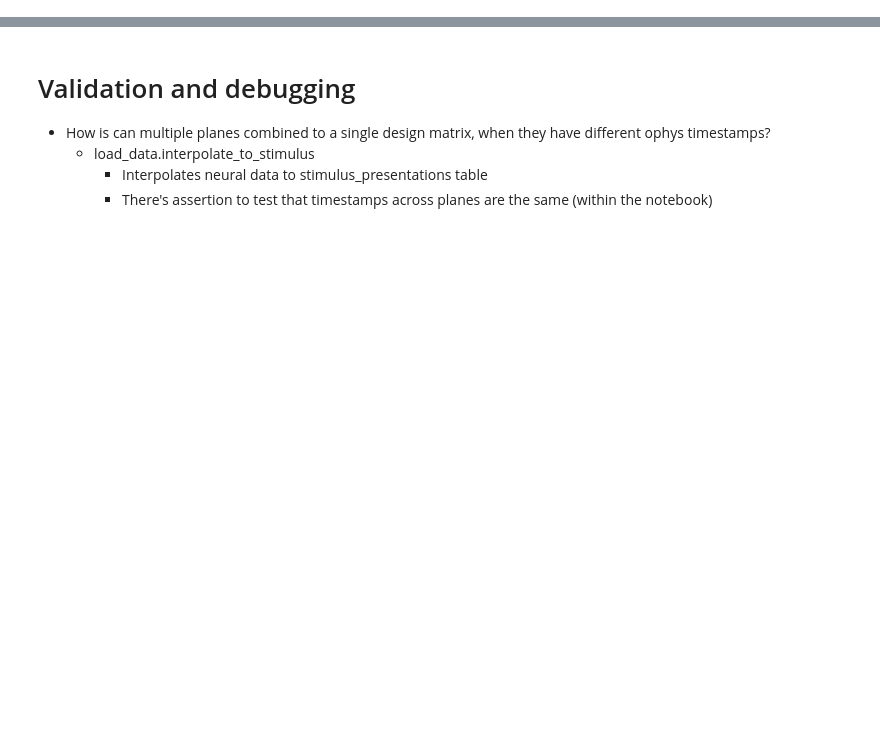
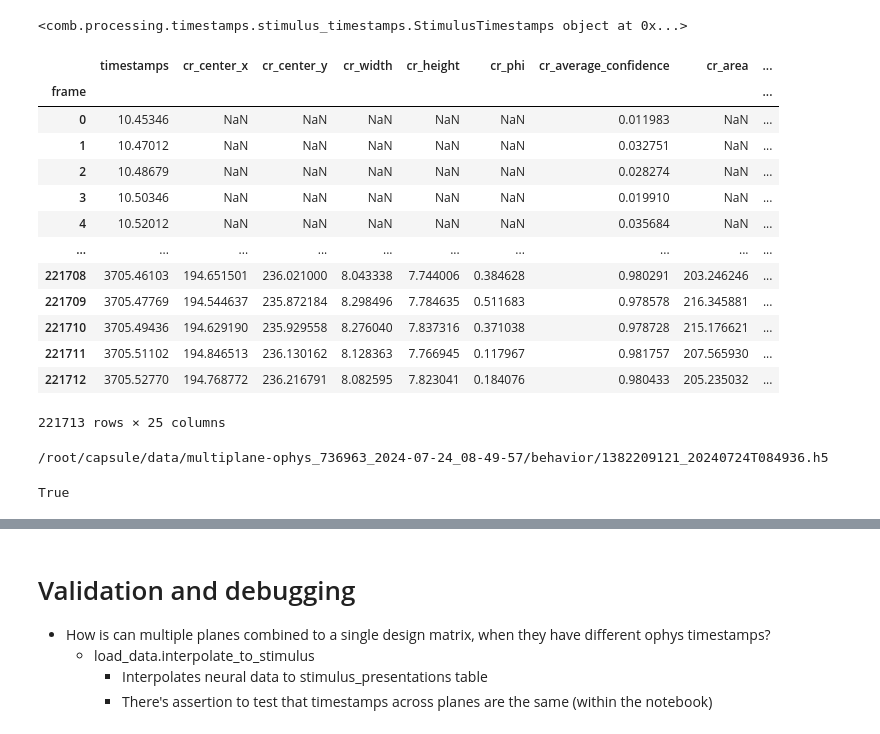
Before and after one commit to AllenNeuralDynamics/AIND-ophys-mFISH-GLM, a Jupyter notebook: code/notebooks/250118_design_matrix_thyme_natural_images.ipynb, the cells around one changed output, grey strips where cells are left out. Cells and saved outputs as stored; diff of their text form; code cells hidden in the pictures; blank space fills up the shorter version.

```diff
--- a/code/notebooks/250118_design_matrix_thyme_natural_images.ipynb
+++ b/code/notebooks/250118_design_matrix_thyme_natural_images.ipynb
@@ -241,0 +238,3 @@ raw_path
+# %%
+raw_path = raw_paths[0]
+bod_list, session_name = get_bod_list(raw_path)
@@ -241,0 +259,19 @@ raw_path
+# %%
+bod = bod_list[6]
+bod.eye_tracking_table
+# %% [output]
+<comb.processing.timestamps.stimulus_timestamps.StimulusTimestamps object at 0x...>
+|  | timestamps | cr_center_x | cr_center_y | cr_width | cr_height | cr_phi | cr_average_confidence | cr_area | ... |
+| frame |  |  |  |  |  |  |  |  | ... |
+| 0 | 10.45346 | NaN | NaN | NaN | NaN | NaN | 0.011983 | NaN | ... |
+| 1 | 10.47012 | NaN | NaN | NaN | NaN | NaN | 0.032751 | NaN | ... |
+| 2 | 10.48679 | NaN | NaN | NaN | NaN | NaN | 0.028274 | NaN | ... |
+| 3 | 10.50346 | NaN | NaN | NaN | NaN | NaN | 0.019910 | NaN | ... |
+| 4 | 10.52012 | NaN | NaN | NaN | NaN | NaN | 0.035684 | NaN | ... |
+| ... | ... | ... | ... | ... | ... | ... | ... | ... | ... |
+| 221708 | 3705.46103 | 194.651501 | 236.021000 | 8.043338 | 7.744006 | 0.384628 | 0.980291 | 203.246246 | ... |
+| 221709 | 3705.47769 | 194.544637 | 235.872184 | 8.298496 | 7.784635 | 0.511683 | 0.978578 | 216.345881 | ... |
+| 221710 | 3705.49436 | 194.629190 | 235.929558 | 8.276040 | 7.837316 | 0.371038 | 0.978728 | 215.176621 | ... |
+| 221711 | 3705.51102 | 194.846513 | 236.130162 | 8.128363 | 7.766945 | 0.117967 | 0.981757 | 207.565930 | ... |
+| 221712 | 3705.52770 | 194.768772 | 236.216791 | 8.082595 | 7.823041 | 0.184076 | 0.980433 | 205.235032 | ... |
+221713 rows × 25 columns
@@ -241,0 +283,9 @@ raw_path
+# %%
+print(bod.behavior_dataset.file_paths['sync_file'])
+assert os.path.exists(bod.behavior_dataset.file_paths['sync_file'])
+# %% [output]
+/root/capsule/data/multiplane-ophys_736963_2024-07-24_08-49-57/behavior/1382209121_20240724T084936.h5
+# %%
+os.path.isfile('/root/capsule/data/multiplane-ophys_736963_2024-07-24_08-49-57/behavior/1382209121_20240724T084936.h5')
+# %% [output]
+True
```
Also changed, not shown: parts of 13 cells of this notebook, 14 other files.
